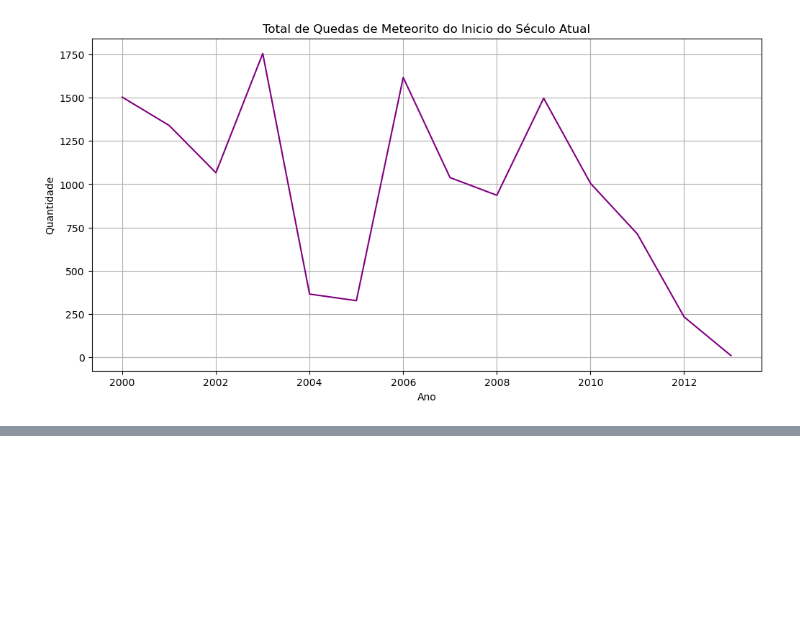
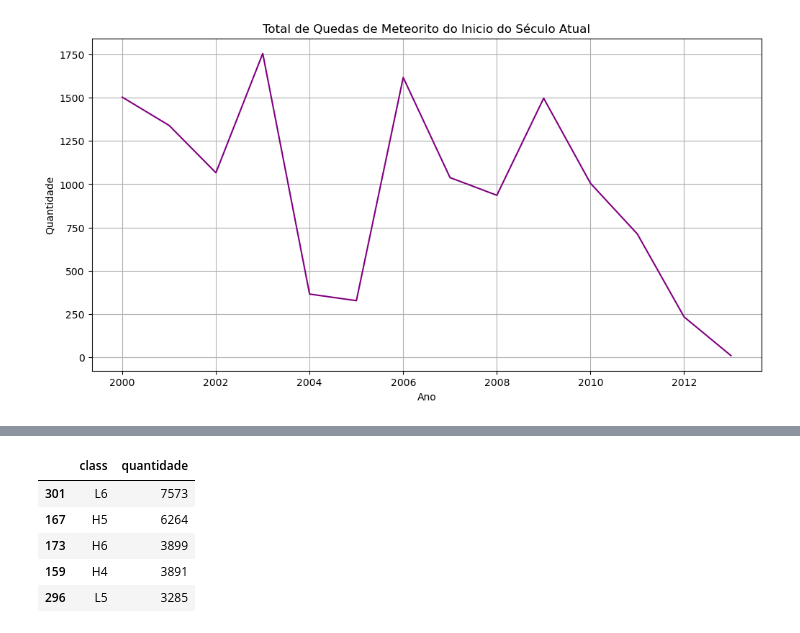
Before and after one commit to Thon20/ANALISE-METEORITOS, a Jupyter notebook: analise-meteoritos.ipynb, the cells around one changed output, grey strips where cells are left out. Cells and saved outputs as stored; diff of their text form; code cells hidden in the pictures; blank space fills up the shorter version.

```diff
--- a/analise-meteoritos.ipynb
+++ b/analise-meteoritos.ipynb
@@ -227,0 +237,12 @@ plt.show();
+# %%
+# Top 10 Classe de Meteorito
+meteorito_por_classe_top10 = df.groupby('class').size().reset_index(name = 'quantidade') \
+                                                .sort_values(by = 'quantidade', ascending = False).head(10)
+meteorito_por_classe_top10.head()
+# %% [output]
+|  | class | quantidade |
+| 301 | L6 | 7573 |
+| 167 | H5 | 6264 |
+| 173 | H6 | 3899 |
+| 159 | H4 | 3891 |
+| 296 | L5 | 3285 |
```
Also changed, not shown: parts of 2 cells of this notebook.
